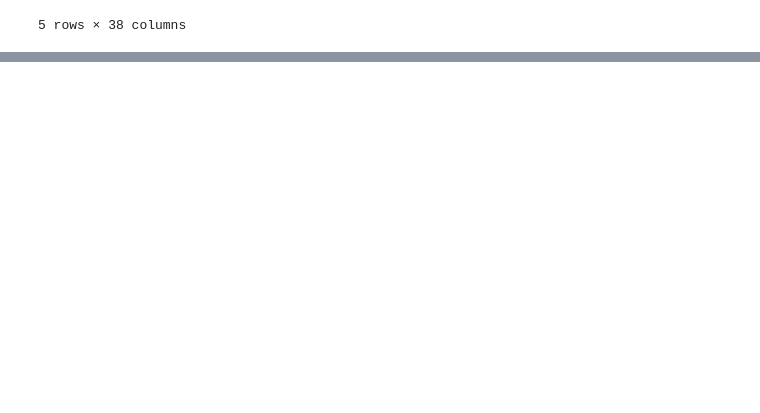
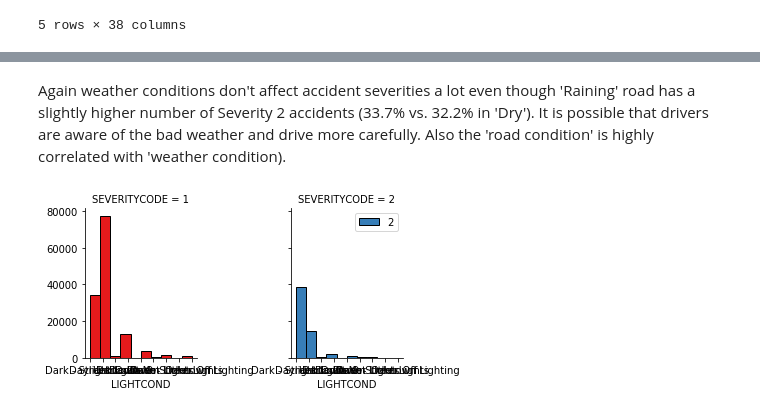
Before and after one commit to zjuyyhu/Coursera_Capstone, a Jupyter notebook: Course 9 Project.ipynb, the cells around one changed output, grey strips where cells are left out. Drawn from its saved outputs; the diff is of its cells as text; code cells hidden in the pictures; blank space fills up the shorter version.

```diff
--- a/Course 9 Project.ipynb
+++ b/Course 9 Project.ipynb
@@ -21,0 +155,9 @@ df.head()
+# %% [markdown]
+Again weather conditions don't affect accident severities a lot even though 'Raining' road has a slightly higher number of Severity 2 accidents (33.7% vs. 32.2% in 'Dry'). It is possible that drivers are aware of the bad weather and drive more carefully. Also the 'road condition' is highly correlated with 'weather condition).
+# %%
+g = sns.FacetGrid(df, col="SEVERITYCODE", hue="SEVERITYCODE", palette="Set1", col_wrap=2)
+g.map(plt.hist, 'LIGHTCOND', ec="k")
+g.axes[-1].legend()
+plt.show()
+# %% [output]
+[figure, added]
```
Also changed, not shown: parts of 90 cells of this notebook.
